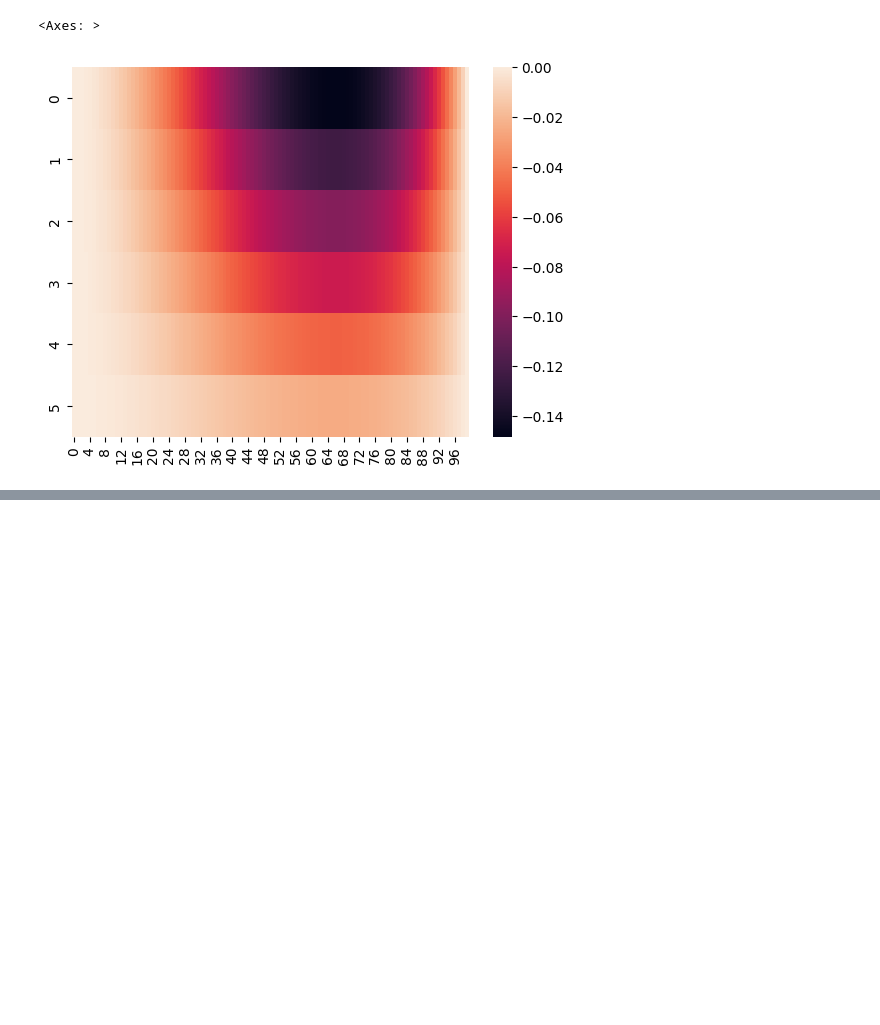
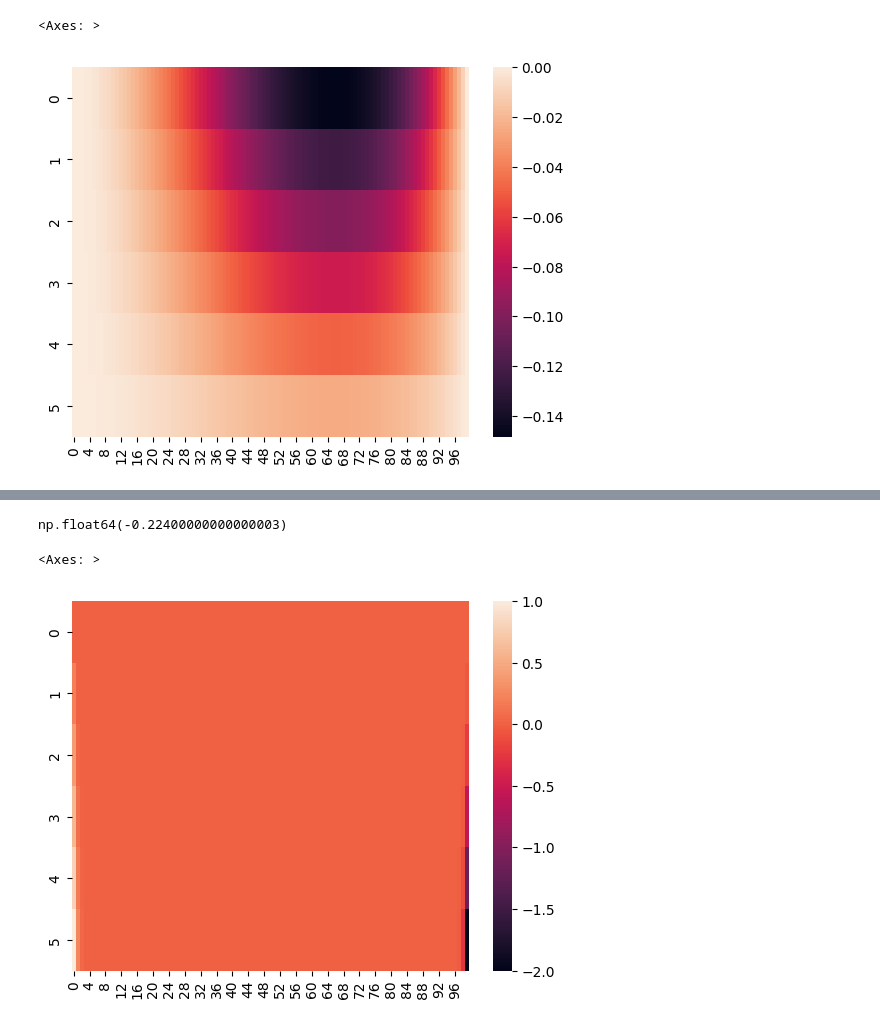
Before and after one commit to Jrol123/CalcMath, a Jupyter notebook: S6/lab3/main.ipynb, the cells around one changed output, grey strips where cells are left out. Cells and saved outputs as stored; diff of their text form; code cells hidden in the pictures; blank space fills up the shorter version.

```diff
--- a/S6/lab3/main.ipynb
+++ b/S6/lab3/main.ipynb
@@ -109,0 +137,19 @@ for index in range(N):
+# %%
+def u_0(psi):
+    return psi(X_l)
+
+def u_j1(u_im, u_i, u_ip, x, t):
+    aboba = phi(x, t)
+    return tau * ((a ** 2 / h ** 2)*(u_ip - 2 * u_i + u_im) + aboba) + u_i
+# %%
+U = np.zeros((N, M))
+U[0] = u_0(psi)
+# %%
+for index in range(N):
+    U[index][0] = gamma_0(T_l[index])
+    U[index][-1] = gamma_1(T_l[index])
+# %%
+for t_index in range(1, N):
+    for l_index in range(1, M - 1):
+        u_im, u_i, u_ip = U[t_index - 1][l_index - 1 : l_index + 1 + 1]
+        U[t_index][l_index] = u_j1(u_im, u_i, u_ip, X_l[l_index], T_l[t_index - 1])
@@ -109,0 +176,9 @@ for index in range(N):
+# %%
+U[2][-1]
+# %% [output]
+np.float64(-0.22400000000000003)
+# %%
+sns.heatmap(U)
+# %% [output]
+<Axes: >
+[figure, added]
```
Also changed, not shown: parts of 28 cells of this notebook.
